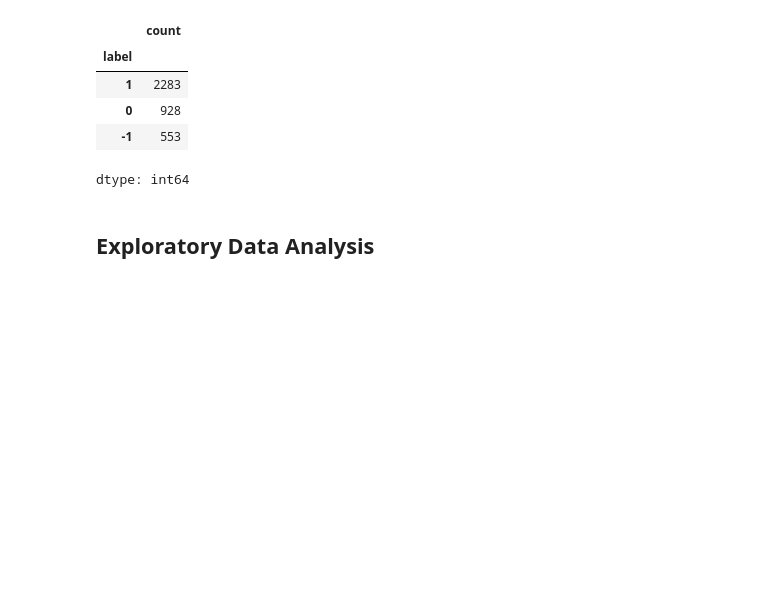
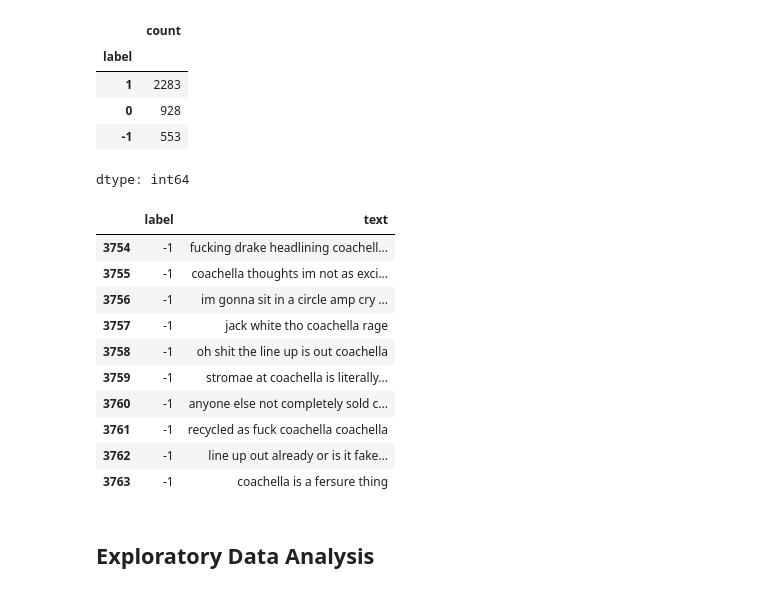
Before and after one commit to Azie88/Coachella-Tweet-Sentiment-Analysis, a Jupyter notebook: Sentiment_Analysis_Coachella.ipynb, the cells around one changed output. Drawn from its saved outputs; the diff is of its cells as text; code cells hidden in the pictures; blank space fills up the shorter version.

```diff
--- a/Sentiment_Analysis_Coachella.ipynb
+++ b/Sentiment_Analysis_Coachella.ipynb
@@ -39,6 +39,7 @@ import os
 import re
 import warnings
 import pandas as pd
+pd.set_option('display.max_colwidth', None)
 import numpy as np
 
 #Data Analysis & Preparation
@@ -255,6 +262,20 @@ df.label.value_counts()
 | 0 | 928 |
 | -1 | 553 |
 dtype: int64
+# %%
+df.tail(10)
+# %% [output]
+|  | label | text |
+| 3754 | -1 | fucking drake headlining coachell... |
+| 3755 | -1 | coachella thoughts im not as exci... |
+| 3756 | -1 | im gonna sit in a circle amp cry ... |
+| 3757 | -1 | jack white tho coachella rage |
+| 3758 | -1 | oh shit the line up is out coachella |
+| 3759 | -1 | stromae at coachella is literally... |
+| 3760 | -1 | anyone else not completely sold c... |
+| 3761 | -1 | recycled as fuck coachella coachella |
+| 3762 | -1 | line up out already or is it fake... |
+| 3763 | -1 | coachella is a fersure thing |
 # %% [markdown]
 ## Exploratory Data Analysis
 # %%
```
Also changed, not shown: parts of 8 cells of this notebook.
